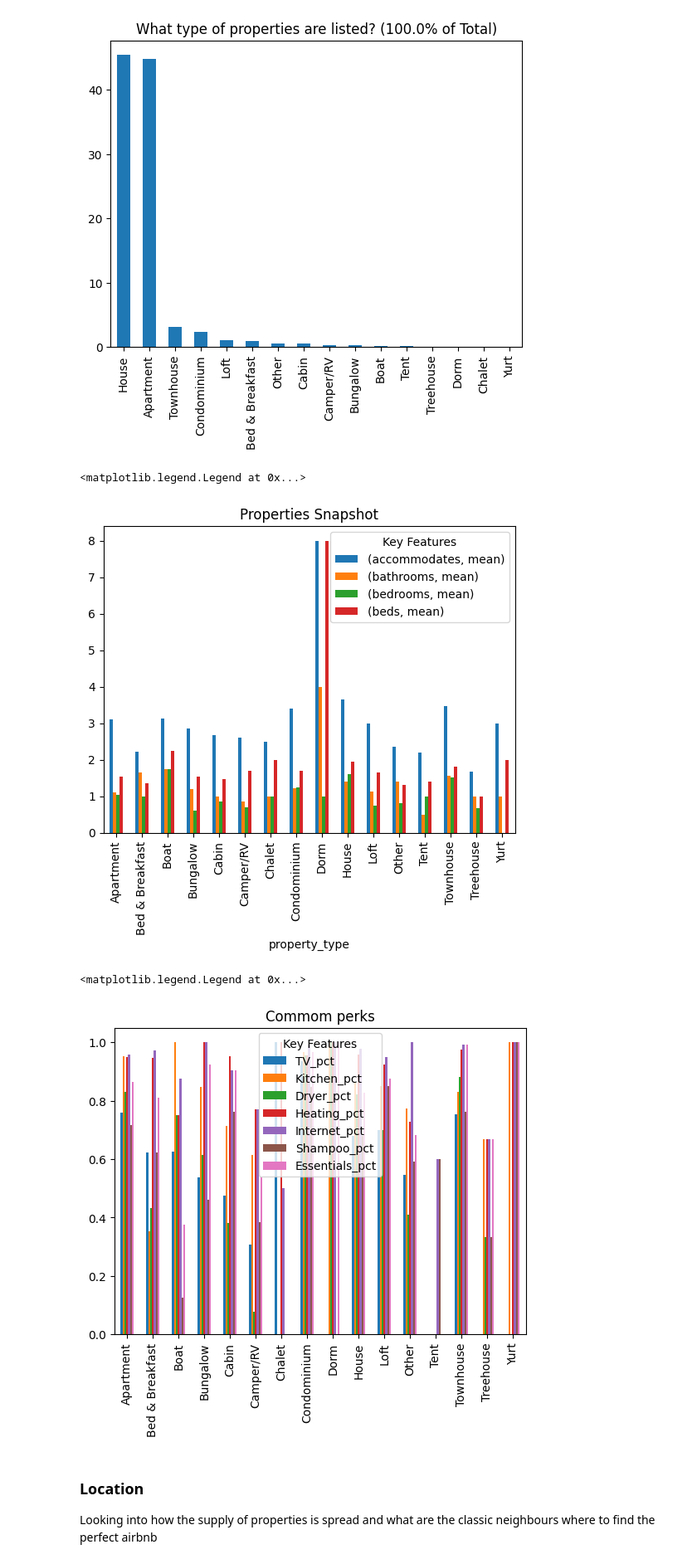
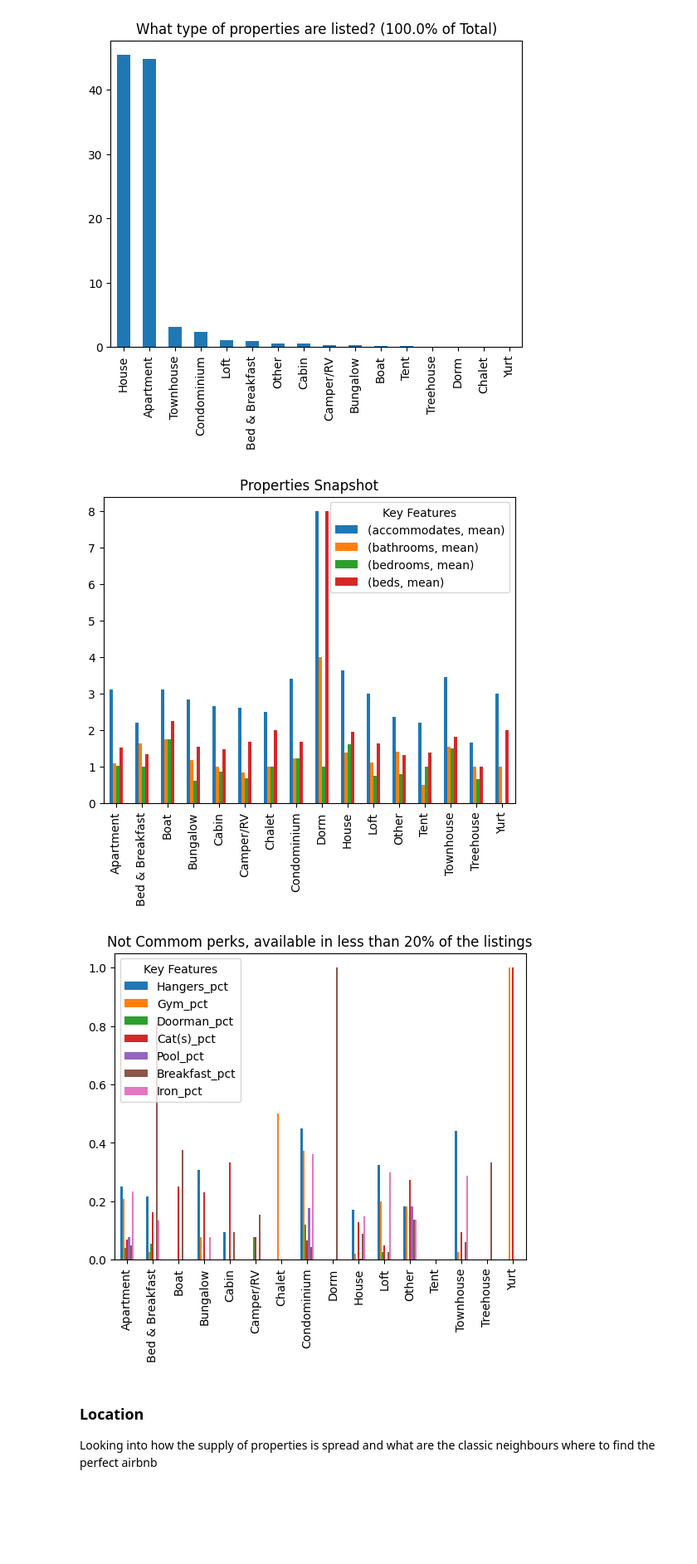
Before and after one commit to aeusepi/AirBnB_Project, a Jupyter notebook: AirBnbSeattle.ipynb, the cells around one changed output. Shown at 83% size. Saved outputs shown, nothing was run; the diff lists cells and outputs as text; code cells hidden in the pictures; blank space fills up the shorter version.

```diff
--- a/AirBnbSeattle.ipynb
+++ b/AirBnbSeattle.ipynb
@@ -74,26 +75,31 @@ group_prop= df_properties.groupby("property_type",group_keys=True ,as_index=Fals
 
 #plot the key features of the properties
 group_prop[["accommodates","bathrooms","bedrooms","beds"]].agg(["mean"]).plot(kind = "bar")
+#print(group_prop[["accommodates","bathrooms","bedrooms","beds"]].agg(["count"]))
 plt.title("Properties Snapshot");
+plt.xlabel(xlabel="", fontdict=None)
 plt.legend(title="Key Features")
+plt.savefig('PropSnap.png',bbox_inches='tight',dpi=100)
 # %% [output]
-<matplotlib.legend.Legend at 0x...>
-[figure, old version]
+[figure, new version]
 # %%
 # What type of amenities are usually availabel witht the property
 amenitis_list = []
 # create the full list of available amenities and compute the percentage available for each type of properties
 amenitis_list = dtprep.convert_colCont2List(df_properties,'amenities')
-df_comm = dtprep.mostcommon_stuff(group_prop,df_properties,amenitis_list)
+#drop essentials being
+df_comm = (dtprep.mostcommon_stuff(group_prop,df_properties,amenitis_list)).drop("Essentials_pct",axis=1)
 
 #plot the most common amenities
-reduce_df_comm = df_comm.iloc[:, np.where((df_comm.median() > 0.5) == True)[0]]
+reduce_df_comm = df_comm.iloc[:, np.where(((df_comm.mean() < 0.2) & (df_comm.mean() > 0.01)) == True)[0]]
+#np.where(((df_comm.mean() < 0.2) & (df_comm.mean() > 0.01))
+#np.where((df_comm.mean() > 0.5)
 reduce_df_comm.plot(kind = "bar")
-plt.title("Commom perks");
+plt.title("Not Commom perks, available in less than 20% of the listings");
 plt.legend(title="Key Features")
+plt.savefig('PropPerks_NotCommon.png',bbox_inches='tight',dpi=100)
 # %% [output]
-<matplotlib.legend.Legend at 0x...>
-[figure, old version]
+[figure, new version]
 # %% [markdown]
 <h3 id='Part1.2'> Location  </h3>
 
```
Also changed, not shown: parts of 5 cells of this notebook, 5 other files.
